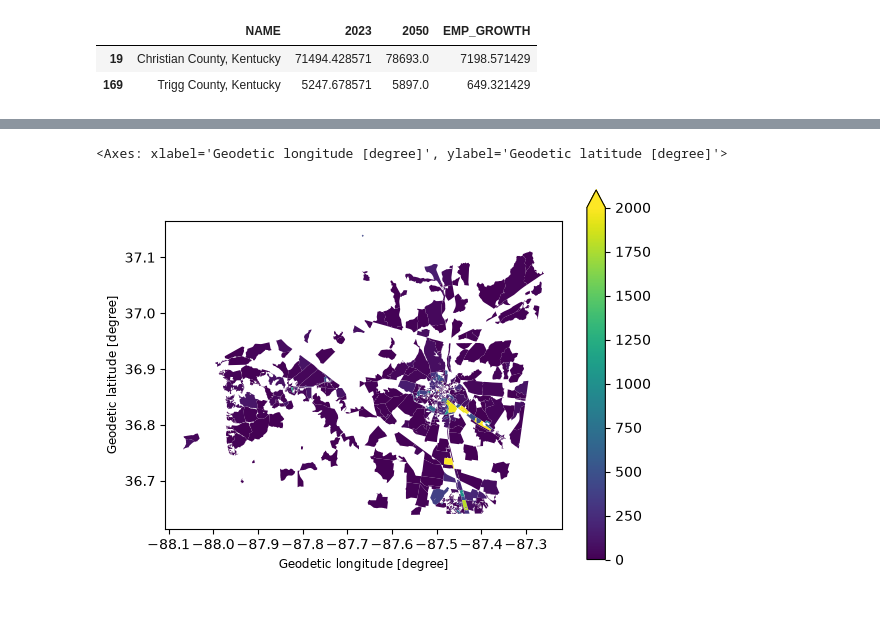
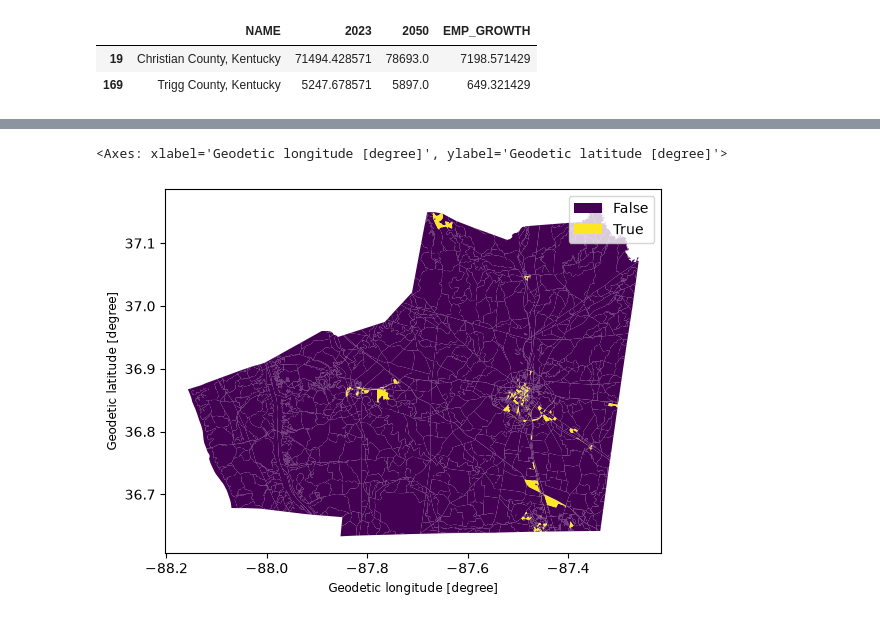
Before and after one commit to Greater-Nashville-Regional-Council/FCLUCS_Scenario_Planning, a Jupyter notebook: notebooks/Horizon Year Emp.ipynb, the cells around one changed output, grey strips where cells are left out. Saved outputs shown, nothing was run; the diff lists cells and outputs as text; code cells hidden in the pictures.

```diff
--- a/notebooks/Horizon Year Emp.ipynb
+++ b/notebooks/Horizon Year Emp.ipynb
@@ -498,13 +482,13 @@ ky.head(2)
 # %%
-to_viz = 'EMP_2050_ORIG'
+to_viz = 'ELIGIBLE'
 custom_low = 0
 custom_high = 2000
 ky.plot(column = to_viz, cmap="viridis", legend=True,
-        vmin= custom_low,
-        #vmin = ky[to_viz].min(),
-        vmax= custom_high
-        #vmax = ky[to_viz].max(),
+        #vmin= custom_low,
+        vmin = ky[to_viz].min(),
+        #vmax= custom_high
+        vmax = ky[to_viz].max(),
         )
 # %% [output]
 <Axes: xlabel='Geodetic longitude [degree]', ylabel='Geodetic latitude [degree]'>
-[figure, old version]
+[figure, new version]
```
Also changed, not shown: parts of 6 cells of this notebook, 2 other files.
